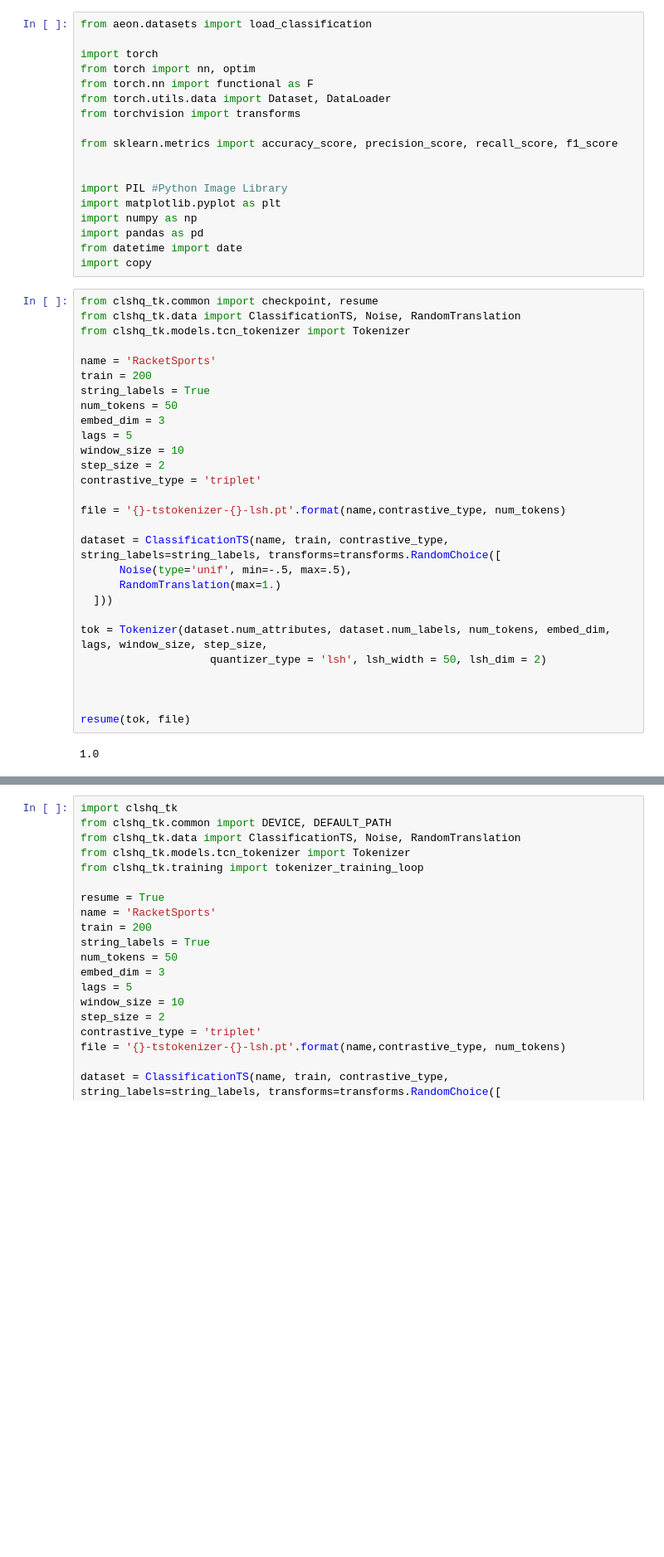
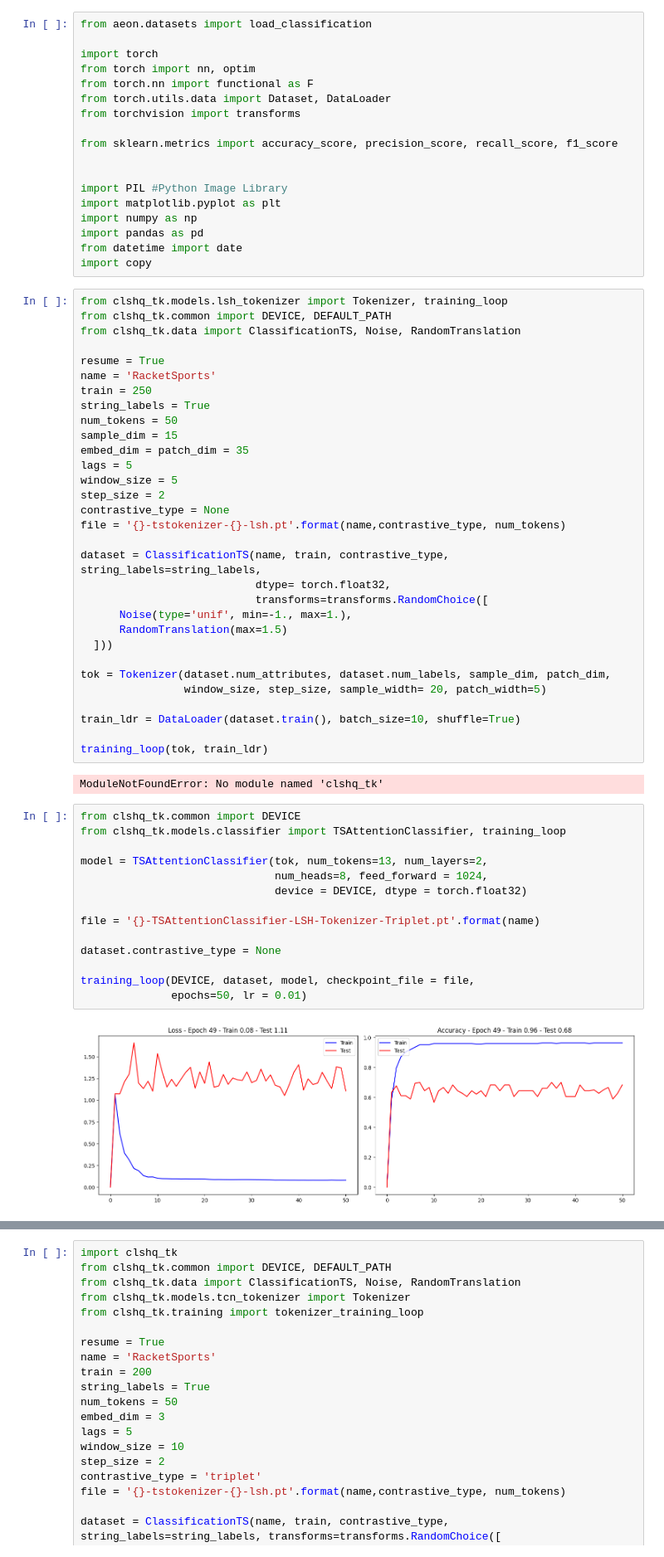
Before and after one commit to petroniocandido/clshq_tk, a Jupyter notebook: clshq_tk.ipynb, the cells around one changed output, grey strips where cells are left out. Shown: that part at 83% size. Cells and saved outputs as stored; diff of their text form; blank space fills up the shorter version.

```diff
--- a/clshq_tk.ipynb
+++ b/clshq_tk.ipynb
@@ -17,32 +17,51 @@ import pandas as pd
 from datetime import date
 import copy
 # %%
-from clshq_tk.common import checkpoint, resume
+from clshq_tk.models.lsh_tokenizer import Tokenizer, training_loop
+from clshq_tk.common import DEVICE, DEFAULT_PATH
 from clshq_tk.data import ClassificationTS, Noise, RandomTranslation
-from clshq_tk.models.tcn_tokenizer import Tokenizer
 
+resume = True
 name = 'RacketSports'
-train = 200
+train = 250
 string_labels = True
 num_tokens = 50
-embed_dim = 3
+sample_dim = 15
+embed_dim = patch_dim = 35
 lags = 5
-window_size = 10
+window_size = 5
 step_size = 2
-contrastive_type = 'triplet'
-
+contrastive_type = None
 file = '{}-tstokenizer-{}-lsh.pt'.format(name,contrastive_type, num_tokens)
 
-dataset = ClassificationTS(name, train, contrastive_type, string_labels=string_labels, transforms=transforms.RandomChoice([
-      Noise(type='unif', min=-.5, max=.5),
-      RandomTranslation(max=1.)
+dataset = ClassificationTS(name, train, contrastive_type, string_labels=string_labels,
+                           dtype= torch.float32,
+                           transforms=transforms.RandomChoice([
+      Noise(type='unif', min=-1., max=1.),
+      RandomTranslation(max=1.5)
   ]))
 
-tok = Tokenizer(dataset.num_attributes, dataset.num_labels, num_tokens, embed_dim, lags, window_size, step_size,
-                    quantizer_type = 'lsh', lsh_width = 50, lsh_dim = 2)
+tok = Tokenizer(dataset.num_attributes, dataset.num_labels, sample_dim, patch_dim,
+                window_size, step_size, sample_width= 20, patch_width=5)
 
+train_ldr = DataLoader(dataset.train(), batch_size=10, shuffle=True)
 
-
-resume(tok, file)
+training_loop(tok, train_ldr)
 # %% [output]
-1.0
+ModuleNotFoundError: No module named 'clshq_tk'
+# %%
+from clshq_tk.common import DEVICE
+from clshq_tk.models.classifier import TSAttentionClassifier, training_loop
+
+model = TSAttentionClassifier(tok, num_tokens=13, num_layers=2,
+                              num_heads=8, feed_forward = 1024,
+                              device = DEVICE, dtype = torch.float32)
+
+file = '{}-TSAttentionClassifier-LSH-Tokenizer-Triplet.pt'.format(name)
+
+dataset.contrastive_type = None
+
+training_loop(DEVICE, dataset, model, checkpoint_file = file,
+              epochs=50, lr = 0.01)
+# %% [output]
+[figure, added]
```
Also changed, not shown: parts of 4 cells of this notebook, 2 other files.
